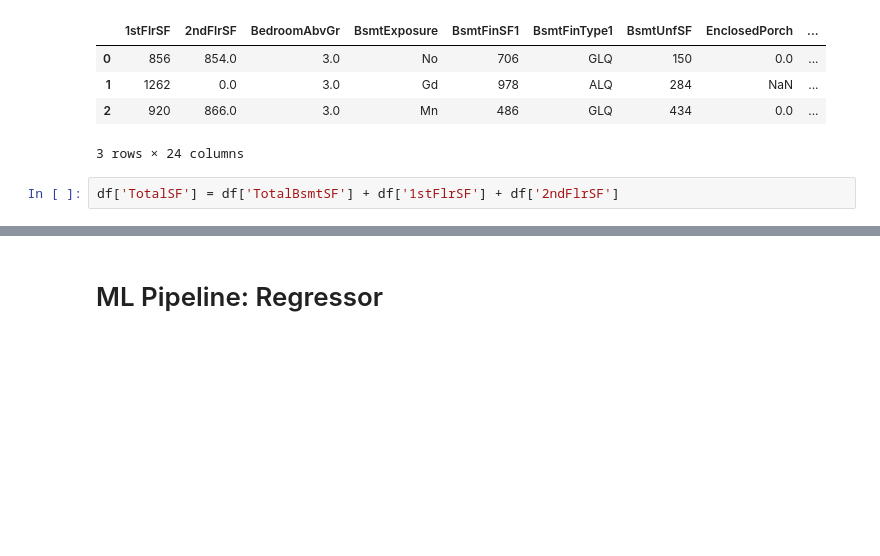
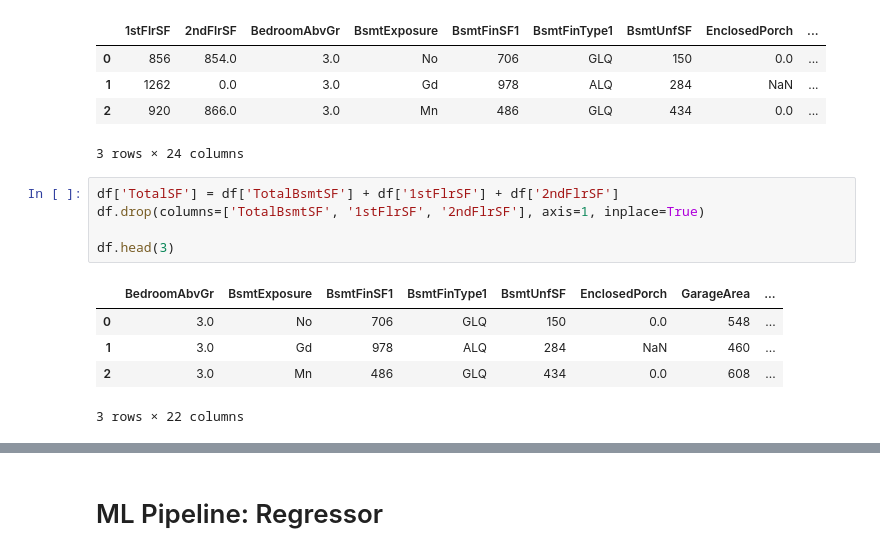
Before and after one commit to Amareteklay/heritage-housing-issues, a Jupyter notebook: jupyter_notebooks/05 - Modeling and Evaluation - Predict House Prices.ipynb, the cells around one changed output, grey strips where cells are left out. Drawn from its saved outputs; the diff is of its cells as text; blank space fills up the shorter version.

```diff
--- a/jupyter_notebooks/05 - Modeling and Evaluation - Predict House Prices.ipynb
+++ b/jupyter_notebooks/05 - Modeling and Evaluation - Predict House Prices.ipynb
@@ -62,5 +64,14 @@ df.head(3)
 3 rows × 24 columns
 # %%
 df['TotalSF'] = df['TotalBsmtSF'] + df['1stFlrSF'] + df['2ndFlrSF']
+df.drop(columns=['TotalBsmtSF', '1stFlrSF', '2ndFlrSF'], axis=1, inplace=True)
+
+df.head(3)
+# %% [output]
+|  | BedroomAbvGr | BsmtExposure | BsmtFinSF1 | BsmtFinType1 | BsmtUnfSF | EnclosedPorch | GarageArea | ... |
+| 0 | 3.0 | No | 706 | GLQ | 150 | 0.0 | 548 | ... |
+| 1 | 3.0 | Gd | 978 | ALQ | 284 | NaN | 460 | ... |
+| 2 | 3.0 | Mn | 486 | GLQ | 434 | 0.0 | 608 | ... |
+3 rows × 22 columns
 # %%
 df['RemodAdded'] = np.where(df['YearBuilt']==df['YearRemodAdd'], 0, 1)
```
Also changed, not shown: parts of 29 cells of this notebook, 2 other files.
